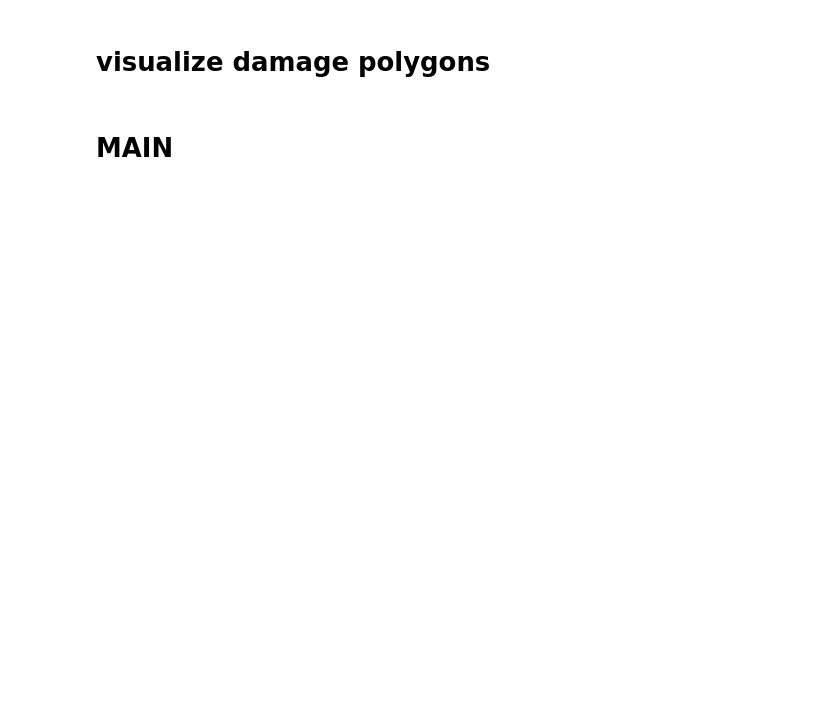
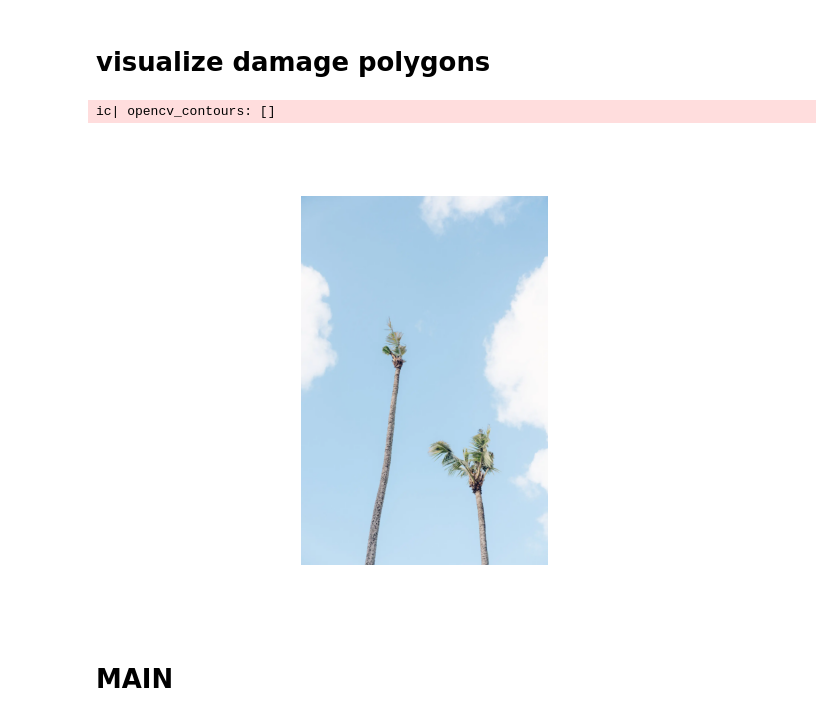
Before and after one commit to aubreymoore/CRB-2026-05-13, a Jupyter notebook: find_damage.ipynb, the cells around one changed output. Cells and saved outputs as stored; diff of their text form; code cells hidden in the pictures; blank space fills up the shorter version.

```diff
--- a/find_damage.ipynb
+++ b/find_damage.ipynb
@@ -664,5 +761,7 @@ def visualize_tree_polygons(
     ax.axis('off')
     plt.imshow(img);
     conn.close()
+    return opencv_contours
 
-# visualize_tree_polygons(image_id=1, db_path='new.db')
+opencv_contours = visualize_tree_polygons(image_id=1, db_path='new.db')
+ic(opencv_contours);
@@ -692,34 +810,39 @@ def visualize_damage_polygons(image_id: int, db_path: str = 'new.db') -> None:
     cursor.execute(f'SELECT AsWKT(damage_poly) FROM damage WHERE image_id={image_id}')
     wkts = cursor.fetchall()
 
     # 'polygons' is a NumPy array of Shapely objects
     polygons = shapely.from_wkt(wkts).tolist()
 
     opencv_contours = []
     for polygon_list in polygons:
         # Extract the actual Shapely polygon object from inside the list
         poly = polygon_list[0]
 
         if poly is None or poly.is_empty:
             continue
 
         # Now .exterior will work flawlessly
         ext_coords = np.array(poly.exterior.coords)
 
         # Reshape for OpenCV contours
         cv2_contour = ext_coords.astype(np.int32).reshape((-1, 1, 2))
         opencv_contours.append(cv2_contour)
 
     cv2.polylines(img, opencv_contours, color=(0,0,255), isClosed=True, thickness=2)
     img=cv2.cvtColor(img, cv2.COLOR_BGR2RGB)
 
     fig, ax = plt.subplots(1,1)
     ax.axis('off')
     plt.imshow(img)
 
     conn.close()
+    return opencv_contours
 
-# visualize_damage_polygons(image_id=1, db_path='new.db')
+opencv_contours = visualize_damage_polygons(image_id=1, db_path='new.db')
+ic(opencv_contours);
+# %% [output]
+ic| opencv_contours: []
+[figure, added]
 # %% [markdown]
 # MAIN
 # %%
```
Also changed, not shown: parts of 12 cells of this notebook.
